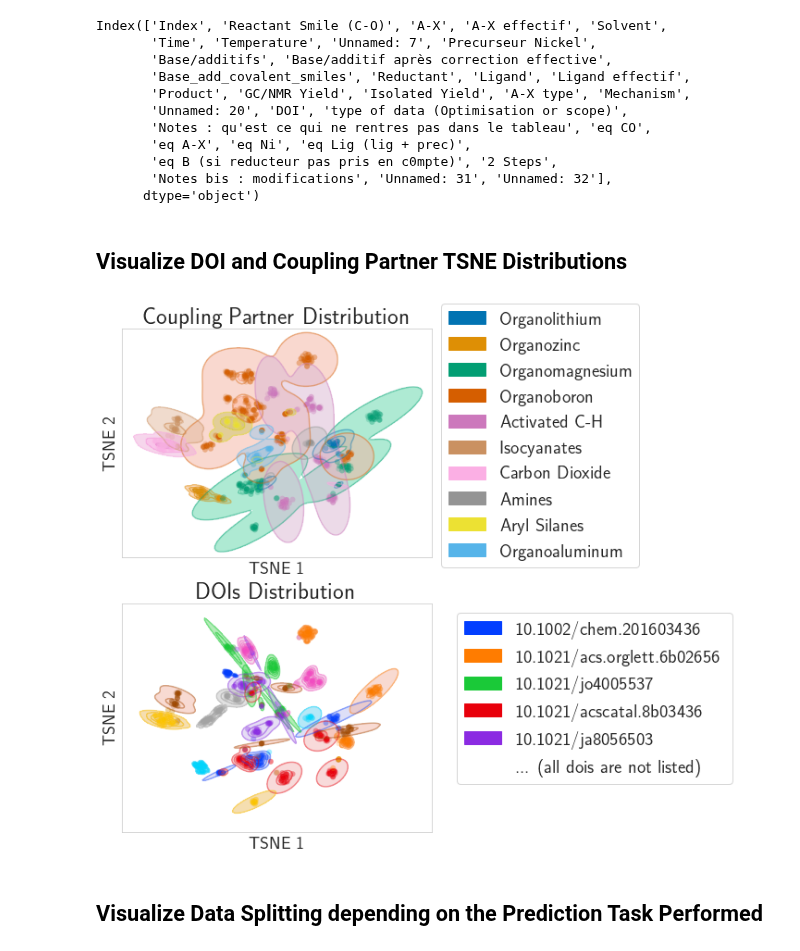
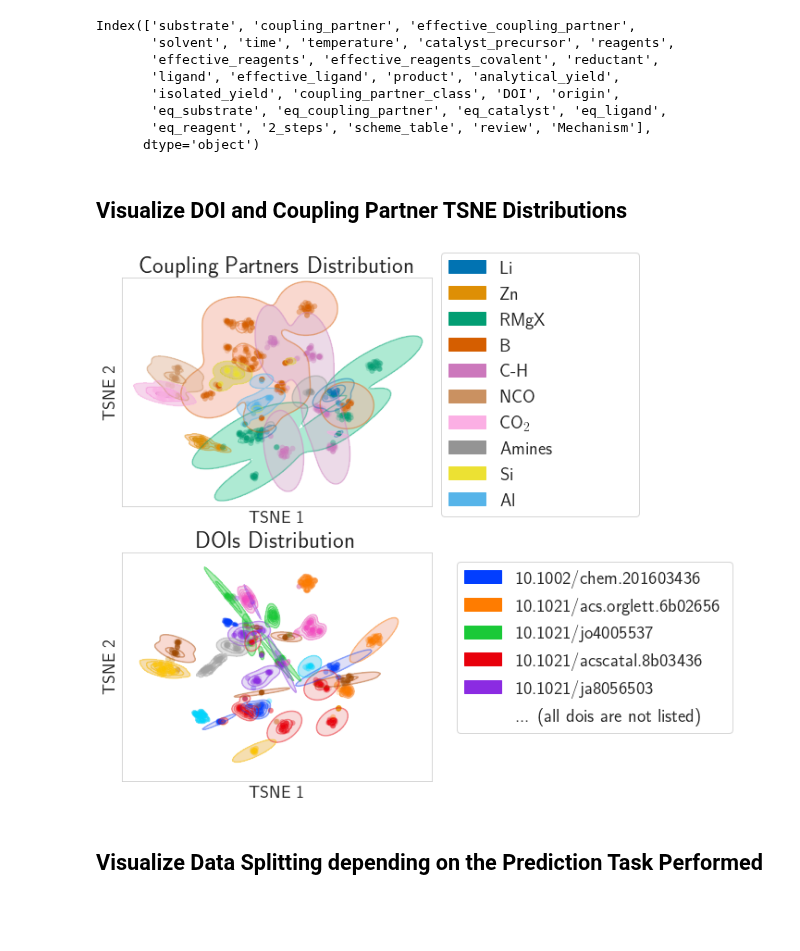
Before and after one commit to truejulosdu13/NiCOlit, a Jupyter notebook: chemical_space_exploration.ipynb, the cells around one changed output. Saved outputs shown, nothing was run; the diff lists cells and outputs as text; code cells hidden in the pictures; blank space fills up the shorter version.

```diff
--- a/chemical_space_exploration.ipynb
+++ b/chemical_space_exploration.ipynb
@@ -37,22 +37,19 @@ sns.set_style("white")
 %matplotlib inline
 # %%
 # Load NiCOlit dataset
-df = pd.read_csv("data/Data_test11262021.csv", sep = ',')
+df = pd.read_csv("data/NiCOlit.csv", sep = ',')
 
 df2 = pp.preprocess(df)
 # %%
 df.columns
 # %% [output]
-Index(['Index', 'Reactant Smile (C-O)', 'A-X', 'A-X effectif', 'Solvent',
-       'Time', 'Temperature', 'Unnamed: 7', 'Precurseur Nickel',
-       'Base/additifs', 'Base/additif après correction effective',
-       'Base_add_covalent_smiles', 'Reductant', 'Ligand', 'Ligand effectif',
-       'Product', 'GC/NMR Yield', 'Isolated Yield', 'A-X type', 'Mechanism',
-       'Unnamed: 20', 'DOI', 'type of data (Optimisation or scope)',
-       'Notes : qu'est ce qui ne rentres pas dans le tableau', 'eq CO',
-       'eq A-X', 'eq Ni', 'eq Lig (lig + prec)',
-       'eq B (si reducteur pas pris en c0mpte)', '2 Steps',
-       'Notes bis : modifications', 'Unnamed: 31', 'Unnamed: 32'],
+Index(['substrate', 'coupling_partner', 'effective_coupling_partner',
+       'solvent', 'time', 'temperature', 'catalyst_precursor', 'reagents',
+       'effective_reagents', 'effective_reagents_covalent', 'reductant',
+       'ligand', 'effective_ligand', 'product', 'analytical_yield',
+       'isolated_yield', 'coupling_partner_class', 'DOI', 'origin',
+       'eq_substrate', 'eq_coupling_partner', 'eq_catalyst', 'eq_ligand',
+       'eq_reagent', '2_steps', 'scheme_table', 'review', 'Mechanism'],
       dtype='object')
 # %%
 # DFT Featurize NiCOlit dataset
@@ -74,7 +71,7 @@ num_coupl = 1  # Boronic Partner
 num_sub = 5     # Substrate
 
 coupling_partner = np.unique(coupling_partners)
-substrates = df2["Reactant Smile (C-O)"].unique()
+substrates = df2["substrate"].unique()
 
 # Perform data splitting random, by DOI, by coupling partner and by substrate
 nums = np.random.choice([0, 1], size=len(X_embedded), p=[.3, .7])
@@ -82,7 +79,7 @@ nums[0] = 1
 random_split = ["Test Set" if i == 0 else "Train Set" for i in nums]
 doi_split = ["Test Set" if i == dois[num_doi] else "Train Set" for i in DOIs]
 coupl_split = ["Test Set" if i == coupling_partner[num_coupl] else "Train Set" for i in coupling_partners]
-substrate_split = ["Test Set" if i == 'CC(C)(C)C(=O)Oc1ccc2ccccc2c1' else "Train Set" for i in df2["Reactant Smile (C-O)"]]
+substrate_split = ["Test Set" if i == 'CC(C)(C)C(=O)Oc1ccc2ccccc2c1' else "Train Set" for i in df2["substrate"]]
 
 # Make data_frame for future plot
 tsne_df = pd.DataFrame(zip(tsne1, tsne2, DOIs, coupling_partners, origins, y,
@@ -123,12 +120,17 @@ sns.scatterplot(data=tsne_df, x="TSNE 1", y="TSNE 2",
 nice_labels = ['Organolithium', 'Organozinc', 'Organomagnesium', 'Organoboron',
                'Activated C-H', 'Isocyanates', 'Carbon Dioxide', 'Amines',
                'Aryl Silanes', 'Organoaluminum']
-ax[0].set_title("Coupling Partner Distribution")
+
+short_labels = ['Li', 'Zn', 'RMgX', 'B',
+               'C-H', 'NCO', 'CO$_2$', 'Amines',
+               'Si', 'Al']
+
+ax[0].set_title("Coupling Partners Distribution")
 ax[0].set_xticks([])
 ax[0].set_yticks([])
 ax[0].set_xbound(lower=-75, upper=85)
 ax[0].set_ybound(lower=-75, upper=70)
-ax[0].legend(handles, nice_labels,
+ax[0].legend(handles, short_labels,
              bbox_to_anchor=(1.00, 0.15, 0.7, 1),
              ncol=1,
              mode= "expand",
@@ -152,34 +154,34 @@ labels = [] if legend is None else [str(x._text) for x in legend.texts]
 handles = [] if legend is None else legend.legendHandles
 ax[1].get_legend().remove()
 
 sns.scatterplot(data=tsne_df, x="TSNE 1", y="TSNE 2",
                 hue="DOIs", legend=False,
                 palette='bright',
                 alpha=0.2,
                 linewidth=0.1,
                 ax= ax[1])
 
 ax[1].set_title("DOIs Distribution")
 ax[1].set_xticks([])
 ax[1].set_yticks([])
 ax[1].set_xbound(lower=-75, upper=85)
 ax[1].set_ybound(lower=-75, upper=70)
 
 # make legend
 h = handles[:5]
 h_fin = patches.Rectangle(h[0].get_xy(), h[0].get_width(), h[0].get_height())
 h_fin.set_color('white')
 h.append(h_fin)
 l = labels[:5]
 l_reduced = [label.replace('https://doi.org/', '') for label in l]
 l_reduced.append("... (all dois are not listed)")
 ax[1].legend(h, l_reduced, bbox_to_anchor=(1.05, 0, 0.95, 1), mode="expand", ncol=1,
             fontsize=20)
 
 plt.savefig("images/exploration1.svg", dpi=300, bbox_inches='tight')
 plt.show()
 # %% [output]
-[figure, old version]
+[figure, new version]
 # %% [markdown]
 ## Visualize Data Splitting depending on the Prediction Task Performed
 # %%
```
Also changed, not shown: 38 other files.
